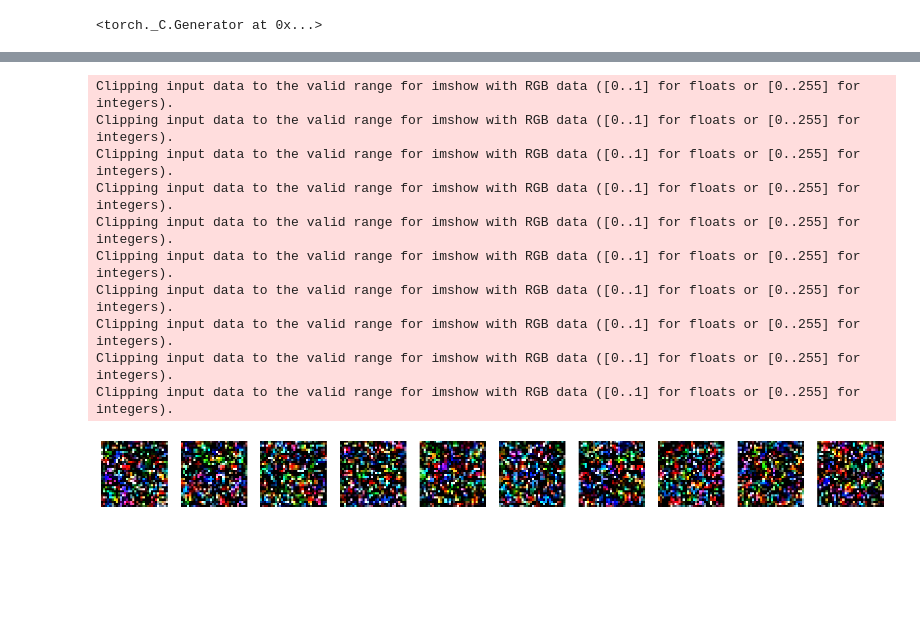
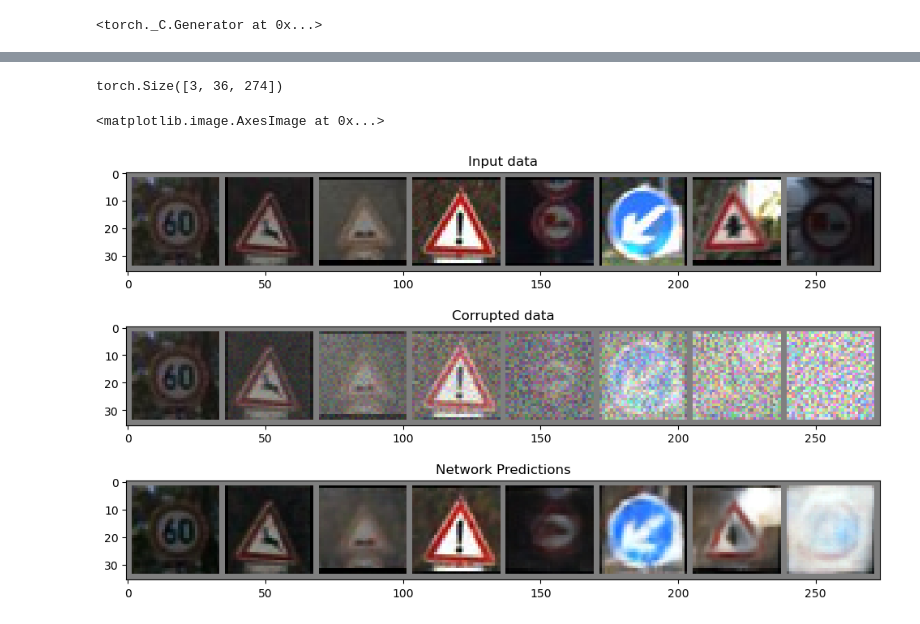
Before and after one commit to SNURTEL/24l-ssne, a Jupyter notebook: proj4/piatek_owienko_schafer_miniproject4.ipynb, the cells around one changed output, grey strips where cells are left out. Saved outputs shown, nothing was run; the diff lists cells and outputs as text; code cells hidden in the pictures; blank space fills up the shorter version.

```diff
--- a/proj4/piatek_owienko_schafer_miniproject4.ipynb
+++ b/proj4/piatek_owienko_schafer_miniproject4.ipynb
@@ -82,13 +82,12 @@ class ImagesDataModule(pl.LightningDataModule):
         return DataLoader(self._test, batch_size=64, shuffle=False, num_workers=8 if not self._in_memory else 0, pin_memory=True)
 # %%
 transform = transforms.Compose([
-    transforms.RandAugment(),
     transforms.ToTensor(),
     transforms.Normalize((0.5, 0.5, 0.5,), (0.5, 0.5, 0.5)),
 ])
 
-dm = ImagesDataModule('trafic_32', transform, val_fraction=0.1, test_fraction=0.1)
+dm = ImagesDataModule('data/trafic_32', transform, val_fraction=0.1, test_fraction=0.1)
 # %%
-train_dataloader = dm.train_dataloader()
-images, labels = next(iter(train_dataloader))
-plt.imshow(images[1].permute(1, 2, 0).numpy())
+# train_dataloader = dm.train_dataloader()
+# images, labels = next(iter(train_dataloader))
+# plt.imshow(images[1].permute(1, 2, 0).numpy())
@@ -149,5 +299,5 @@ class DiffusionModel(pl.LightningModule):
 # %%
-model = DiffusionModel()
+model = DiffusionModel(UNet(3))
 
 checkpoint_callback = ModelCheckpoint(
     save_top_k=10,
@@ -156,7 +306,7 @@ checkpoint_callback = ModelCheckpoint(
     filename="checkpoint-{epoch:02d}-{val_loss:.2f}",
 )
 
-trainer = pl.Trainer(max_epochs=40, callbacks=[checkpoint_callback])
+trainer = pl.Trainer(max_epochs=50, callbacks=[checkpoint_callback])
 trainer.fit(model, datamodule=dm)
 # %% [output]
 GPU available: True (cuda), used: True
@@ -186,18 +327,33 @@ with torch.no_grad():
-# %%
-fig, axs = plt.subplots(1, 10, figsize=(20, 2))
-for i, img in enumerate(generated_images):
-    axs[i].imshow(img.permute(1, 2, 0).numpy())
-    axs[i].axis('off')
-plt.show()
-# %% [output]
-Clipping input data to the valid range for imshow with RGB data ([0..1] for floats or [0..255] for integers).
-Clipping input data to the valid range for imshow with RGB data ([0..1] for floats or [0..255] for integers).
-Clipping input data to the valid range for imshow with RGB data ([0..1] for floats or [0..255] for integers).
-Clipping input data to the valid range for imshow with RGB data ([0..1] for floats or [0..255] for integers).
-Clipping input data to the valid range for imshow with RGB data ([0..1] for floats or [0..255] for integers).
-Clipping input data to the valid range for imshow with RGB data ([0..1] for floats or [0..255] for integers).
-Clipping input data to the valid range for imshow with RGB data ([0..1] for floats or [0..255] for integers).
-Clipping input data to the valid range for imshow with RGB data ([0..1] for floats or [0..255] for integers).
-Clipping input data to the valid range for imshow with RGB data ([0..1] for floats or [0..255] for integers).
-Clipping input data to the valid range for imshow with RGB data ([0..1] for floats or [0..255] for integers).
-[figure, removed]
+# %%
+# import cv2
+
+model.eval()
+
+# @markdown Visualizing model predictions on noisy inputs:
+
+# Fetch some data
+x, y = next(iter(dm.train_dataloader()))
+x = x[:8]  # Only using the first 8 for easy plotting
+
+# Corrupt with a range of amounts
+amount = torch.linspace(0, 1, x.shape[0])  # Left to right -> more corruption
+noised_x = model.corrupt(x, amount)
+
+# Get the model predictions
+with torch.no_grad():
+    preds = model(noised_x).detach().cpu()
+
+print(torchvision.utils.make_grid(x).size())
+
+# Plot
+fig, axs = plt.subplots(3, 1, figsize=(12, 7))
+axs[0].set_title("Input data")
+axs[0].imshow((torchvision.utils.make_grid(x).permute(1, 2, 0).add(1).mul(127.5).clamp(0, 255).to(torch.int32)))
+axs[1].set_title("Corrupted data")
+axs[1].imshow((torchvision.utils.make_grid(noised_x).permute(1, 2, 0).add(1).mul(127.5).clamp(0, 255).to(torch.int32)))
+axs[2].set_title("Network Predictions")
+axs[2].imshow((torchvision.utils.make_grid(preds).permute(1, 2, 0).add(1).mul(127.5).clamp(0, 255).to(torch.int32)))
+# %% [output]
+torch.Size([3, 36, 274])
+<matplotlib.image.AxesImage at 0x...>
+[figure, added]
```
Also changed, not shown: parts of 8 cells of this notebook, 1 other file.
